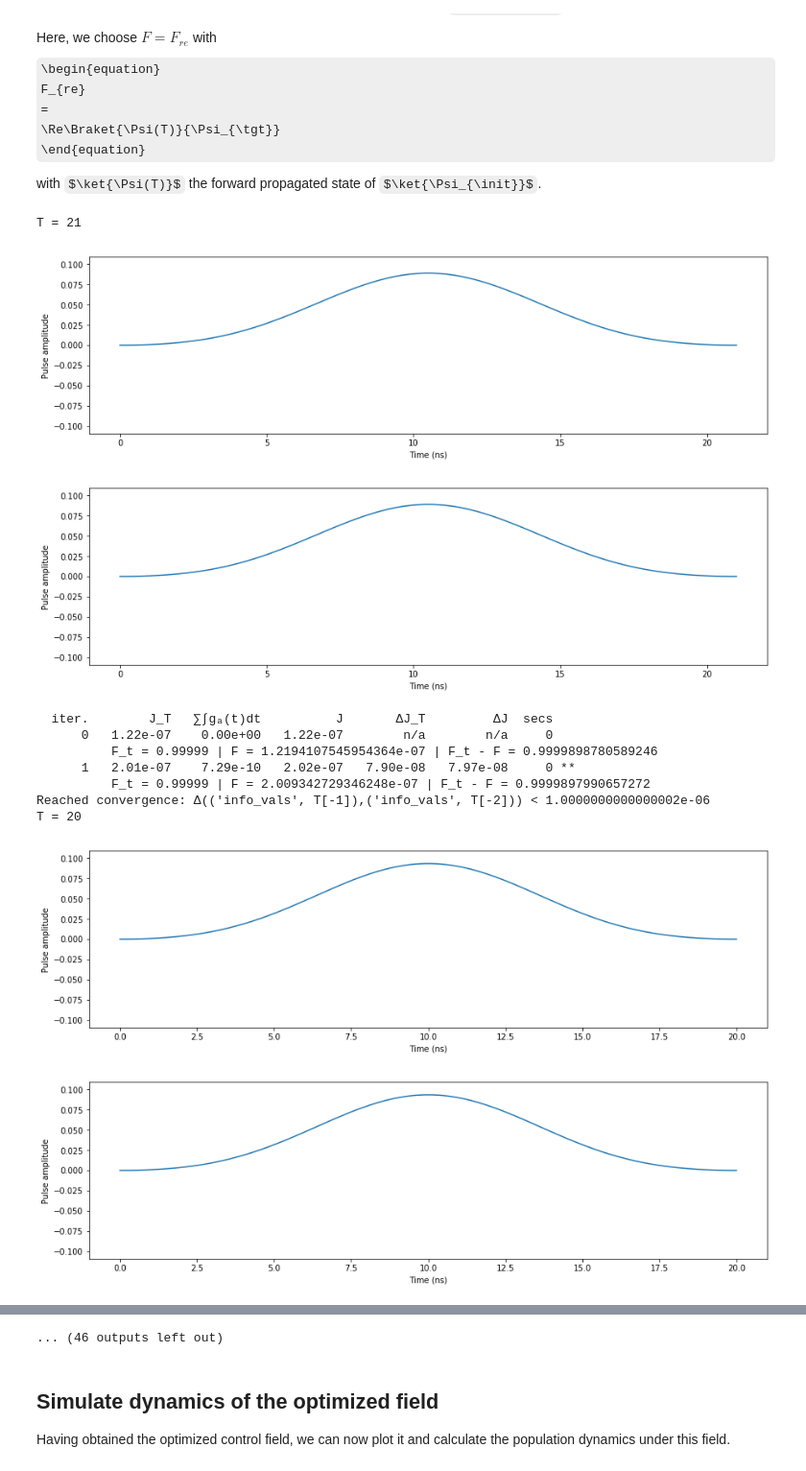
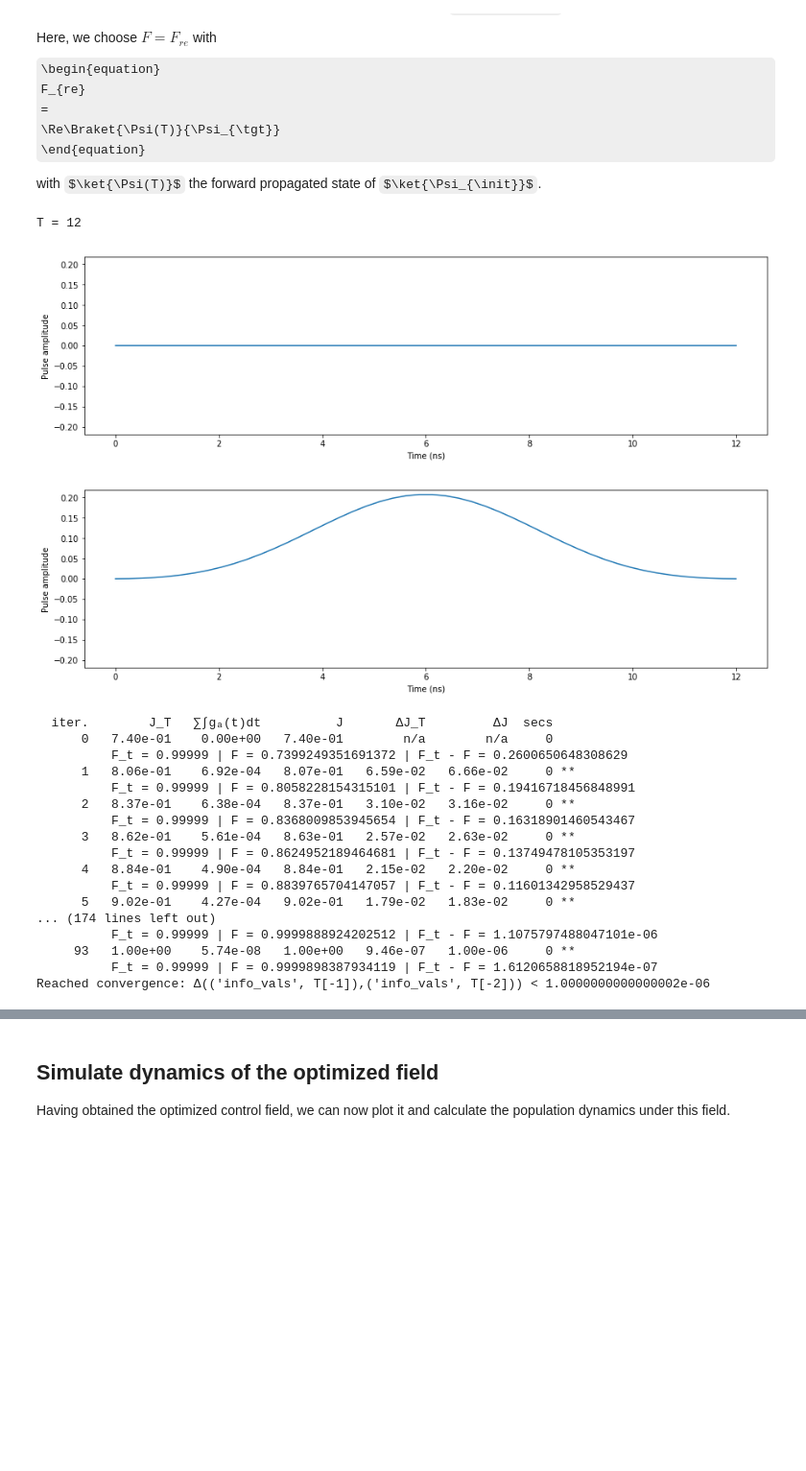
Before and after one commit to JohanWinther/cat-state-encoding, a Jupyter notebook: Krotov/Pi Pulse test only qubit.ipynb, the cells around one changed output, grey strips where cells are left out. Shown at 96% size. Saved outputs shown, nothing was run; the diff lists cells and outputs as text; code cells hidden in the pictures; some formulas as TeX source; blank space fills up the shorter version.

```diff
--- a/Krotov/Pi Pulse test only qubit.ipynb
+++ b/Krotov/Pi Pulse test only qubit.ipynb
@@ -329,10 +482,4 @@ initial state to be at time $t=0$ and
 consider a total propagation time of
 $T=5$. The entire time grid is divided into
 $n_{t}=500$ equidistant time steps.
-# %%
-def pulse_max(σ):
-    A = 1.56246130414 # Chosen such that the integral of any Blackman pulse = π
-    A = A/2
-    σ = np.max((σ,3))
-    return A/(np.sqrt(2*π)*σ)
 # %%
@@ -693,7 +775,7 @@ def run_optim(T, lambda_a, ϕ):
     s_pulse = None
     H = hamiltonian(ampl0=1, use_rotating=True, start_pulse=s_pulse, T=T, phase=np.exp(-1j*ω_q*T))
 
-    S_start = [start_pulse, start_pulse]
+    S_start = [zero_pulse, start_pulse]
     S_funs = [S, S]
     for i, H_i in enumerate(H[1:]):
         H_i[1] = shape_field(H_i[1], S_start[i], T, σ)
@@ -744,34 +826,44 @@ def run_optim(T, lambda_a, ϕ):
             modify_params_after_iter = modify_params,
             #iter_stop=1,
             continue_from = opt_result,
+            store_all_pulses=True,
         )
         print(opt_result.message)
     opt_result.dump(os.path.join(os.getcwd(),'results','{}_pi_pulse_optim_{}.dat'.format(current_time(),T)))
 # %%
-step_size = pulse_max(0)*2.
+step_size = pulse_max(0)*.5
 λ = 1/step_size
-ϕ = [[ basis(L,0), (basis(L,2)).unit() ]]
+ϕ = [[ basis(L,0), (basis(L,1)).unit() ]]
 
 existing_times = [float(file.split('_')[4][:-4]) for file in os.listdir('results')]
 t_times = np.flip(np.arange(1,21.5,1))
+t_times = [12.]
 for tot in t_times:
     if tot not in [float(file.split('_')[4][:-4]) for file in os.listdir('results')]:
         #plot_cardinal(state_rot(ϕ, tot)[0])
         if tot.is_integer():
             tot = int(tot)
         run_optim(tot, λ, ϕ)
     else:
         print('T = {} already exists'.format(tot))
 # %% [output]
-T = 21
+T = 12
-[figure, old version]
+[figure, new version]
-[figure, old version]
+[figure, new version]
   iter.        J_T   ∑∫gₐ(t)dt          J       ΔJ_T         ΔJ  secs
-      0   1.22e-07    0.00e+00   1.22e-07        n/a        n/a     0
-          F_t = 0.99999 | F = 1.2194107545954364e-07 | F_t - F = 0.9999898780589246
-      1   2.01e-07    7.29e-10   2.02e-07   7.90e-08   7.97e-08     0 **
-          F_t = 0.99999 | F = 2.009342729346248e-07 | F_t - F = 0.9999897990657272
+      0   7.40e-01    0.00e+00   7.40e-01        n/a        n/a     0
+          F_t = 0.99999 | F = 0.7399249351691372 | F_t - F = 0.2600650648308629
+      1   8.06e-01    6.92e-04   8.07e-01   6.59e-02   6.66e-02     0 **
+          F_t = 0.99999 | F = 0.8058228154315101 | F_t - F = 0.19416718456848991
+      2   8.37e-01    6.38e-04   8.37e-01   3.10e-02   3.16e-02     0 **
+          F_t = 0.99999 | F = 0.8368009853945654 | F_t - F = 0.16318901460543467
+      3   8.62e-01    5.61e-04   8.63e-01   2.57e-02   2.63e-02     0 **
+          F_t = 0.99999 | F = 0.8624952189464681 | F_t - F = 0.13749478105353197
+      4   8.84e-01    4.90e-04   8.84e-01   2.15e-02   2.20e-02     0 **
+          F_t = 0.99999 | F = 0.8839765704147057 | F_t - F = 0.11601342958529437
+      5   9.02e-01    4.27e-04   9.02e-01   1.79e-02   1.83e-02     0 **
+... (174 lines left out)
+          F_t = 0.99999 | F = 0.9999888924202512 | F_t - F = 1.1075797488047101e-06
+     93   1.00e+00    5.74e-08   1.00e+00   9.46e-07   1.00e-06     0 **
+          F_t = 0.99999 | F = 0.9999898387934119 | F_t - F = 1.6120658818952194e-07
 Reached convergence: Δ(('info_vals', T[-1]),('info_vals', T[-2])) < 1.0000000000000002e-06
-T = 20
-[figure, removed]
-[figure, removed]
@@ -796,4 +870,3 @@ T = 18
-... (46 outputs left out)
 # %% [markdown]
 ## Simulate dynamics of the optimized field
 
```
Also changed, not shown: parts of 37 cells of this notebook, 22 other files.
